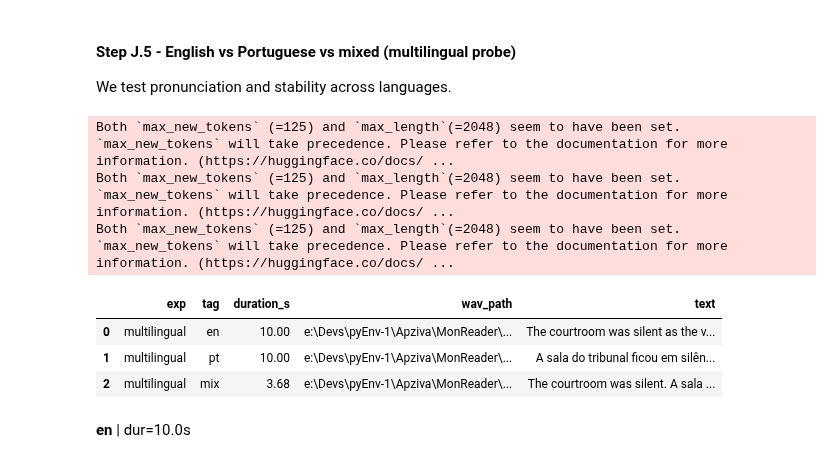
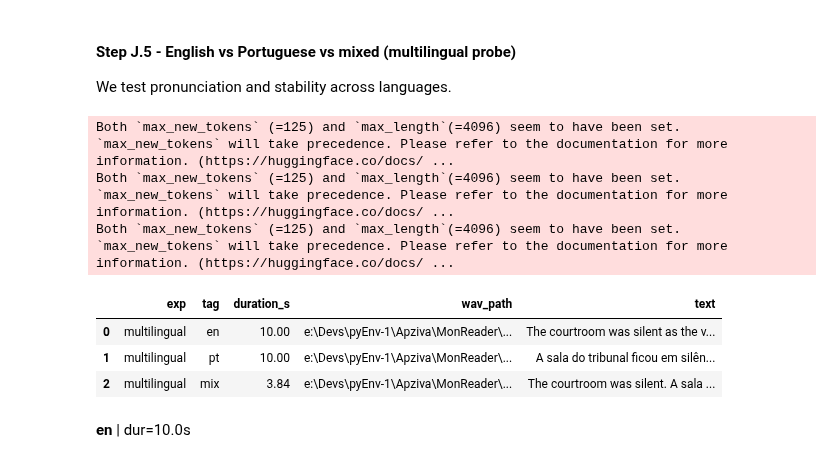
Before and after one commit to FederCO23/MonReader, a Jupyter notebook: MonReader_part5.ipynb, the cells around one changed output. Cells and saved outputs as stored; diff of their text form; code cells hidden in the pictures.

Commit message:
MonReader_part5: update the notebook version

```diff
--- a/MonReader_part5.ipynb
+++ b/MonReader_part5.ipynb
@@ -322,7 +322,7 @@ out_wav = STEP5_DIR / "sesame_test_en.wav"
 wav_path, sr = sesame_tts_to_wav(
     text=test_text,
     wav_path=out_wav,
-    speaker_id=0,
+    speaker_id=1,
     max_length=1024,
     do_sample=False,   # deterministic baseline
 )
@@ -480,35 +500,35 @@ samples = {
 # %%
 rows = []
 for tag, txt in samples.items():
     out_wav = STEP5_DIR / f"lang_{tag}.wav"
     wav_path, sr = sesame_tts_to_wav(
         text=txt,
         wav_path=out_wav,
         speaker_id=0,
-        max_length=2048,
+        max_length=4096,
         do_sample=False,
     )
     audio_np, _ = sf.read(wav_path)
     duration_s = len(audio_np) / sr
 
     rows.append({
         "exp": "multilingual",
         "tag": tag,
         "duration_s": round(duration_s, 2),
         "wav_path": str(wav_path),
         "text": txt,
     })
 
 df_lang = pd.DataFrame(rows)
 df_lang
 # %% [output]
-Both `max_new_tokens` (=125) and `max_length`(=2048) seem to have been set. `max_new_tokens` will take precedence. Please refer to the documentation for more information. (https://huggingface.co/docs/ ...
-Both `max_new_tokens` (=125) and `max_length`(=2048) seem to have been set. `max_new_tokens` will take precedence. Please refer to the documentation for more information. (https://huggingface.co/docs/ ...
-Both `max_new_tokens` (=125) and `max_length`(=2048) seem to have been set. `max_new_tokens` will take precedence. Please refer to the documentation for more information. (https://huggingface.co/docs/ ...
+Both `max_new_tokens` (=125) and `max_length`(=4096) seem to have been set. `max_new_tokens` will take precedence. Please refer to the documentation for more information. (https://huggingface.co/docs/ ...
+Both `max_new_tokens` (=125) and `max_length`(=4096) seem to have been set. `max_new_tokens` will take precedence. Please refer to the documentation for more information. (https://huggingface.co/docs/ ...
+Both `max_new_tokens` (=125) and `max_length`(=4096) seem to have been set. `max_new_tokens` will take precedence. Please refer to the documentation for more information. (https://huggingface.co/docs/ ...
 |  | exp | tag | duration_s | wav_path | text |
 | 0 | multilingual | en | 10.00 | e:\Devs\pyEnv-1\Apziva\MonReader\... | The courtroom was silent as the v... |
 | 1 | multilingual | pt | 10.00 | e:\Devs\pyEnv-1\Apziva\MonReader\... | A sala do tribunal ficou em silên... |
-| 2 | multilingual | mix | 3.68 | e:\Devs\pyEnv-1\Apziva\MonReader\... | The courtroom was silent. A sala ... |
+| 2 | multilingual | mix | 3.84 | e:\Devs\pyEnv-1\Apziva\MonReader\... | The courtroom was silent. A sala ... |
 # %%
 for _, r in df_lang.iterrows():
     display(Markdown(f"**{r['tag']}** | dur={r['duration_s']}s"))
```
Also changed, not shown: parts of 4 cells of this notebook.
